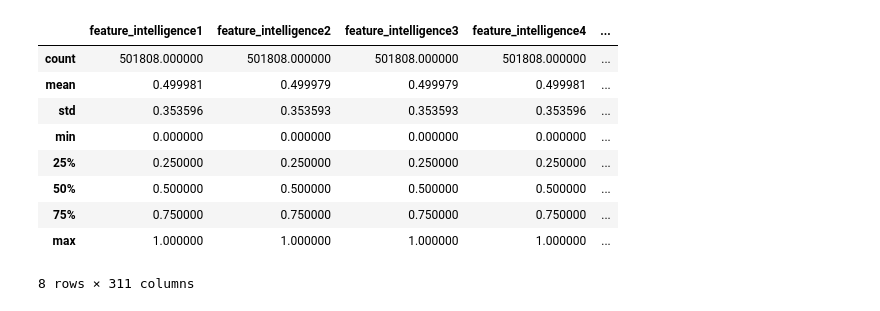
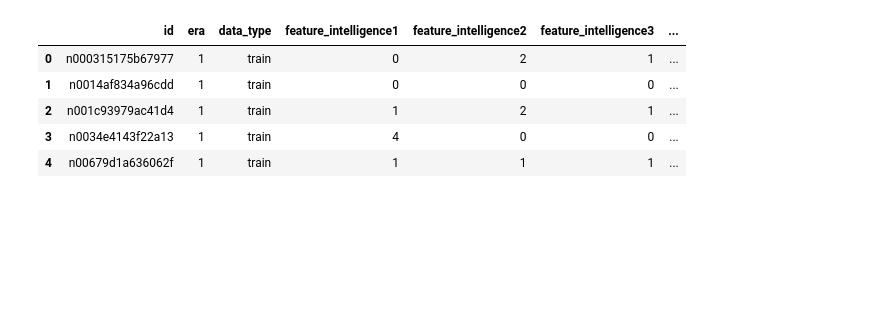
Before and after one commit to arslan-enes/numerai-submission, a Jupyter notebook: numerai.ipynb, the cells around one changed output. Cells and saved outputs as stored; diff of their text form; code cells hidden in the pictures; blank space fills up the shorter version.

```diff
--- a/numerai.ipynb
+++ b/numerai.ipynb
@@ -15,0 +48,4 @@ train = pd.read_csv("data/numerai_training_data.csv")
+# %%
+import pandas as pd
+pd.options.display.max_columns = None
+pd.options.display.max_seq_items = 100
@@ -15,0 +64,32 @@ train = pd.read_csv("data/numerai_training_data.csv")
+# %%
+def get_int(x):
+    try:
+        return int(x[3:])
+    except:
+        return 1000
+
+def read_data(data='train'):
+    # get data
+    if data == 'train':
+        df = pd.read_csv('data/numerai_training_data.csv')
+    elif data == 'test':
+        df = pd.read_csv('data/numerai_tournament_data.csv')
+
+    # features
+    feature_cols = df.columns[df.columns.str.startswith('feature')]
+
+    # map to int, to reduce the memory demand
+    mapping = {0.0 : 0, 0.25 : 1, 0.5 : 2, 0.75 : 3, 1.0 : 4}
+    for c in feature_cols:
+        df[c] = df[c].map(mapping).astype(np.uint8)
+
+    # also cast era to int
+    df["era"] = df["era"].apply(get_int)
+    return df
+# %%
+%%time
+
+# load train
+train = read_data('train')
+print(train.shape)
+train.head()
@@ -16,13 +100,9 @@ train = pd.read_csv("data/numerai_training_data.csv")
 # %%
-train.describe()
+train.head()
 # %% [output]
-|  | feature_intelligence1 | feature_intelligence2 | feature_intelligence3 | feature_intelligence4 | ... |
-| count | 501808.000000 | 501808.000000 | 501808.000000 | 501808.000000 | ... |
-| mean | 0.499981 | 0.499979 | 0.499979 | 0.499981 | ... |
-| std | 0.353596 | 0.353593 | 0.353593 | 0.353596 | ... |
-| min | 0.000000 | 0.000000 | 0.000000 | 0.000000 | ... |
-| 25% | 0.250000 | 0.250000 | 0.250000 | 0.250000 | ... |
-| 50% | 0.500000 | 0.500000 | 0.500000 | 0.500000 | ... |
-| 75% | 0.750000 | 0.750000 | 0.750000 | 0.750000 | ... |
-| max | 1.000000 | 1.000000 | 1.000000 | 1.000000 | ... |
+|  | id | era | data_type | feature_intelligence1 | feature_intelligence2 | feature_intelligence3 | ... |
+| 0 | n000315175b67977 | 1 | train | 0 | 2 | 1 | ... |
+| 1 | n0014af834a96cdd | 1 | train | 0 | 0 | 0 | ... |
+| 2 | n001c93979ac41d4 | 1 | train | 1 | 2 | 1 | ... |
+| 3 | n0034e4143f22a13 | 1 | train | 4 | 0 | 0 | ... |
+| 4 | n00679d1a636062f | 1 | train | 1 | 1 | 1 | ... |
-8 rows × 311 columns
```
Also changed, not shown: parts of 27 cells of this notebook, 2 other files.
